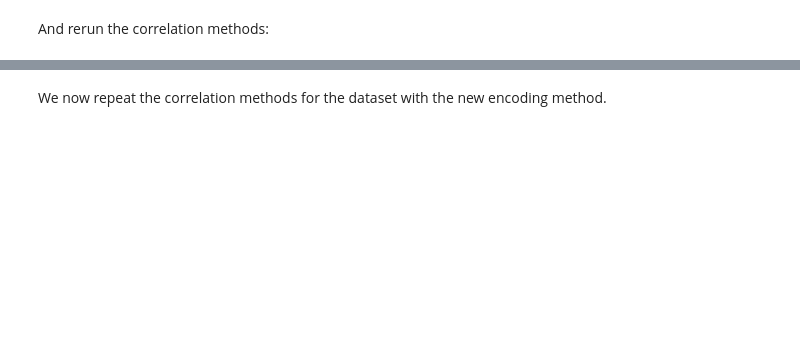
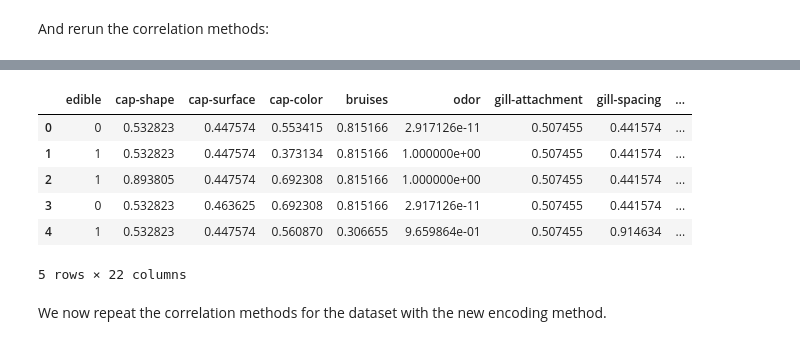
Before and after one commit to ocassidydev/creditcard-churn, a Jupyter notebook: jupyter_notebooks/02 - Mushroom Edibility Study.ipynb, the cells around one changed output, grey strips where cells are left out. Drawn from its saved outputs; the diff is of its cells as text; code cells hidden in the pictures; blank space fills up the shorter version.

```diff
--- a/jupyter_notebooks/02 - Mushroom Edibility Study.ipynb
+++ b/jupyter_notebooks/02 - Mushroom Edibility Study.ipynb
@@ -135,12 +284,20 @@ The correlation coefficients have very clearly changed from changing the order i
 # %%
 from category_encoders import TargetEncoder
 encoder = TargetEncoder()
 df_te = df.copy()
 
 for col in cols:
-    df_te[col] = encoder.fit_transform(df[col], df['class'])
+    df_te[col] = encoder.fit_transform(df[col], df['edible'])
 
 df_te.head()
+# %% [output]
+|  | edible | cap-shape | cap-surface | cap-color | bruises | odor | gill-attachment | gill-spacing | ... |
+| 0 | 0 | 0.532823 | 0.447574 | 0.553415 | 0.815166 | 2.917126e-11 | 0.507455 | 0.441574 | ... |
+| 1 | 1 | 0.532823 | 0.447574 | 0.373134 | 0.815166 | 1.000000e+00 | 0.507455 | 0.441574 | ... |
+| 2 | 1 | 0.893805 | 0.447574 | 0.692308 | 0.815166 | 1.000000e+00 | 0.507455 | 0.441574 | ... |
+| 3 | 0 | 0.532823 | 0.463625 | 0.692308 | 0.815166 | 2.917126e-11 | 0.507455 | 0.441574 | ... |
+| 4 | 1 | 0.532823 | 0.447574 | 0.560870 | 0.306655 | 9.659864e-01 | 0.507455 | 0.914634 | ... |
+5 rows × 22 columns
 # %% [markdown]
 We now repeat the correlation methods for the dataset with the new encoding method.
 # %%
```
Also changed, not shown: parts of 41 cells of this notebook, 4 other files.
